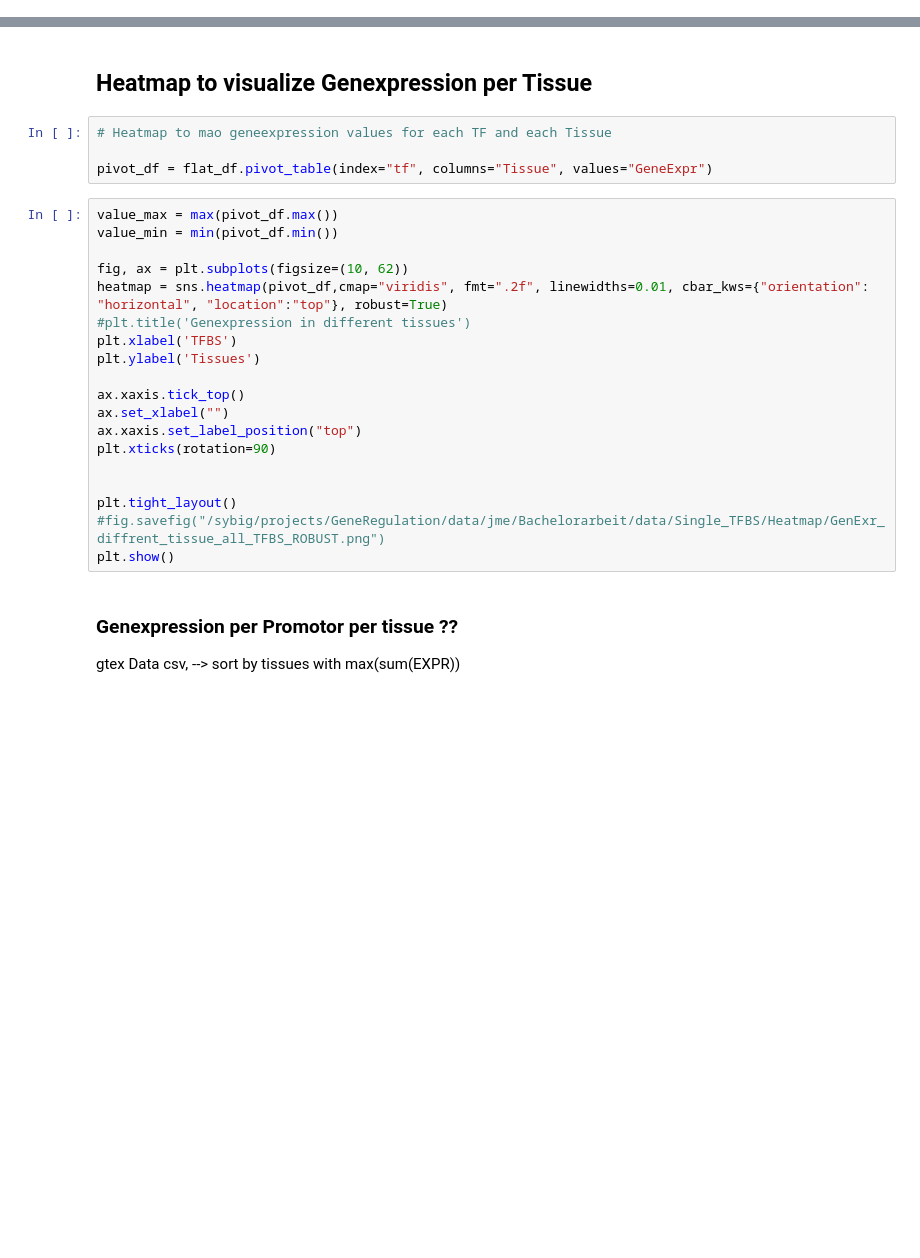
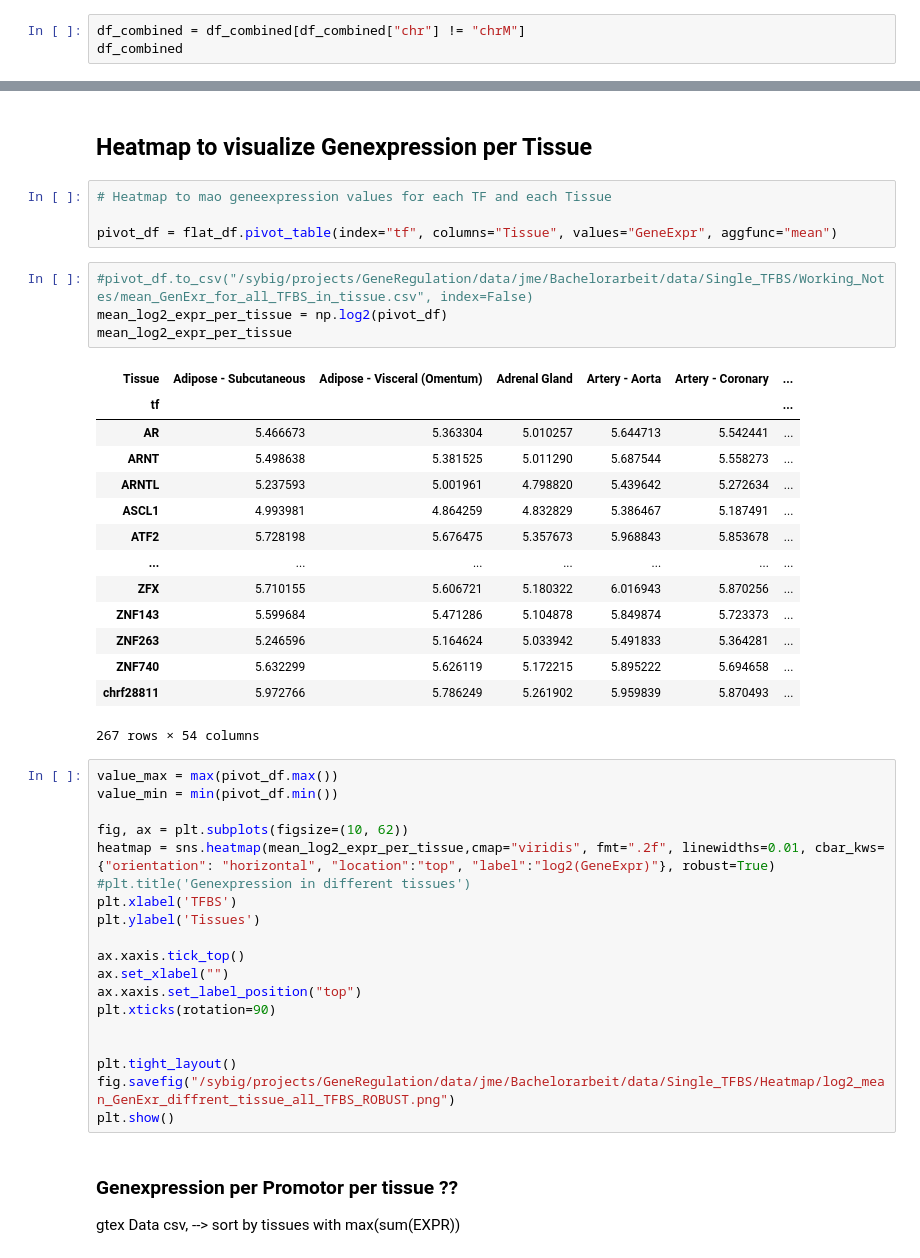
Before and after one commit to JulianMeigen/Bachelor, a Jupyter notebook: E_Single_TFBS/Genexpr_seaborn.ipynb, the cells around one changed output, grey strips where cells are left out. Drawn from its saved outputs; the diff is of its cells as text; blank space fills up the shorter version.

```diff
--- a/E_Single_TFBS/Genexpr_seaborn.ipynb
+++ b/E_Single_TFBS/Genexpr_seaborn.ipynb
@@ -50,0 +37,3 @@ df_combined = pd.read_csv(path)
+# %%
+df_combined = df_combined[df_combined["chr"] != "chrM"]
+df_combined
@@ -111,13 +114,32 @@ flat_df
 # %%
 # Heatmap to mao geneexpression values for each TF and each Tissue
 
-pivot_df = flat_df.pivot_table(index="tf", columns="Tissue", values="GeneExpr")
+pivot_df = flat_df.pivot_table(index="tf", columns="Tissue", values="GeneExpr", aggfunc="mean")
+# %%
+#pivot_df.to_csv("/sybig/projects/GeneRegulation/data/jme/Bachelorarbeit/data/Single_TFBS/Working_Notes/mean_GenExr_for_all_TFBS_in_tissue.csv", index=False)
+mean_log2_expr_per_tissue = np.log2(pivot_df)
+mean_log2_expr_per_tissue
+# %% [output]
+| Tissue | Adipose - Subcutaneous | Adipose - Visceral (Omentum) | Adrenal Gland | Artery - Aorta | Artery - Coronary | ... |
+| tf |  |  |  |  |  | ... |
+| AR | 5.466673 | 5.363304 | 5.010257 | 5.644713 | 5.542441 | ... |
+| ARNT | 5.498638 | 5.381525 | 5.011290 | 5.687544 | 5.558273 | ... |
+| ARNTL | 5.237593 | 5.001961 | 4.798820 | 5.439642 | 5.272634 | ... |
+| ASCL1 | 4.993981 | 4.864259 | 4.832829 | 5.386467 | 5.187491 | ... |
+| ATF2 | 5.728198 | 5.676475 | 5.357673 | 5.968843 | 5.853678 | ... |
+| ... | ... | ... | ... | ... | ... | ... |
+| ZFX | 5.710155 | 5.606721 | 5.180322 | 6.016943 | 5.870256 | ... |
+| ZNF143 | 5.599684 | 5.471286 | 5.104878 | 5.849874 | 5.723373 | ... |
+| ZNF263 | 5.246596 | 5.164624 | 5.033942 | 5.491833 | 5.364281 | ... |
+| ZNF740 | 5.632299 | 5.626119 | 5.172215 | 5.895222 | 5.694658 | ... |
+| chrf28811 | 5.972766 | 5.786249 | 5.261902 | 5.959839 | 5.870493 | ... |
+267 rows × 54 columns
 # %%
 value_max = max(pivot_df.max())
 value_min = min(pivot_df.min())
 
 fig, ax = plt.subplots(figsize=(10, 62))
-heatmap = sns.heatmap(pivot_df,cmap="viridis", fmt=".2f", linewidths=0.01, cbar_kws={"orientation": "horizontal", "location":"top"}, robust=True)
+heatmap = sns.heatmap(mean_log2_expr_per_tissue,cmap="viridis", fmt=".2f", linewidths=0.01, cbar_kws={"orientation": "horizontal", "location":"top", "label":"log2(GeneExpr)"}, robust=True)
 #plt.title('Genexpression in different tissues')
 plt.xlabel('TFBS')
 plt.ylabel('Tissues')
@@ -129,7 +151,7 @@ plt.xticks(rotation=90)
 
 
 plt.tight_layout()
-#fig.savefig("/sybig/projects/GeneRegulation/data/jme/Bachelorarbeit/data/Single_TFBS/Heatmap/GenExr_diffrent_tissue_all_TFBS_ROBUST.png")
+fig.savefig("/sybig/projects/GeneRegulation/data/jme/Bachelorarbeit/data/Single_TFBS/Heatmap/log2_mean_GenExr_diffrent_tissue_all_TFBS_ROBUST.png")
 plt.show()
 # %% [markdown]
 ### Genexpression per Promotor per tissue ??
```
Also changed, not shown: parts of 17 cells of this notebook.
